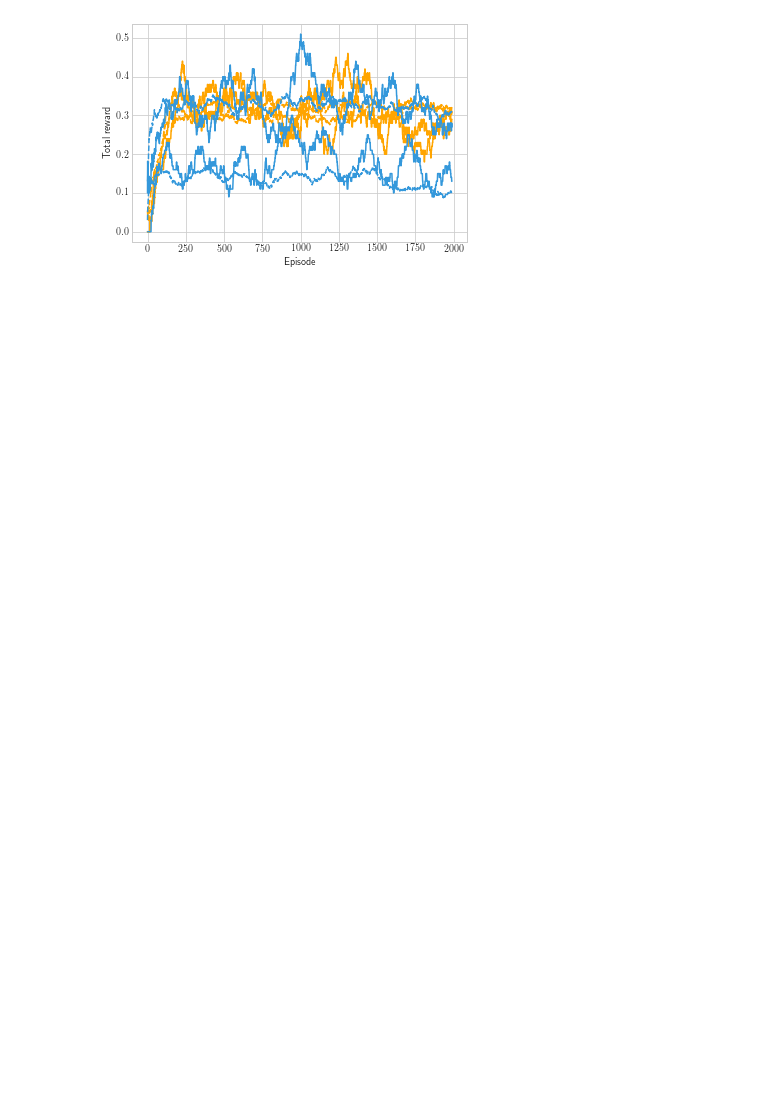
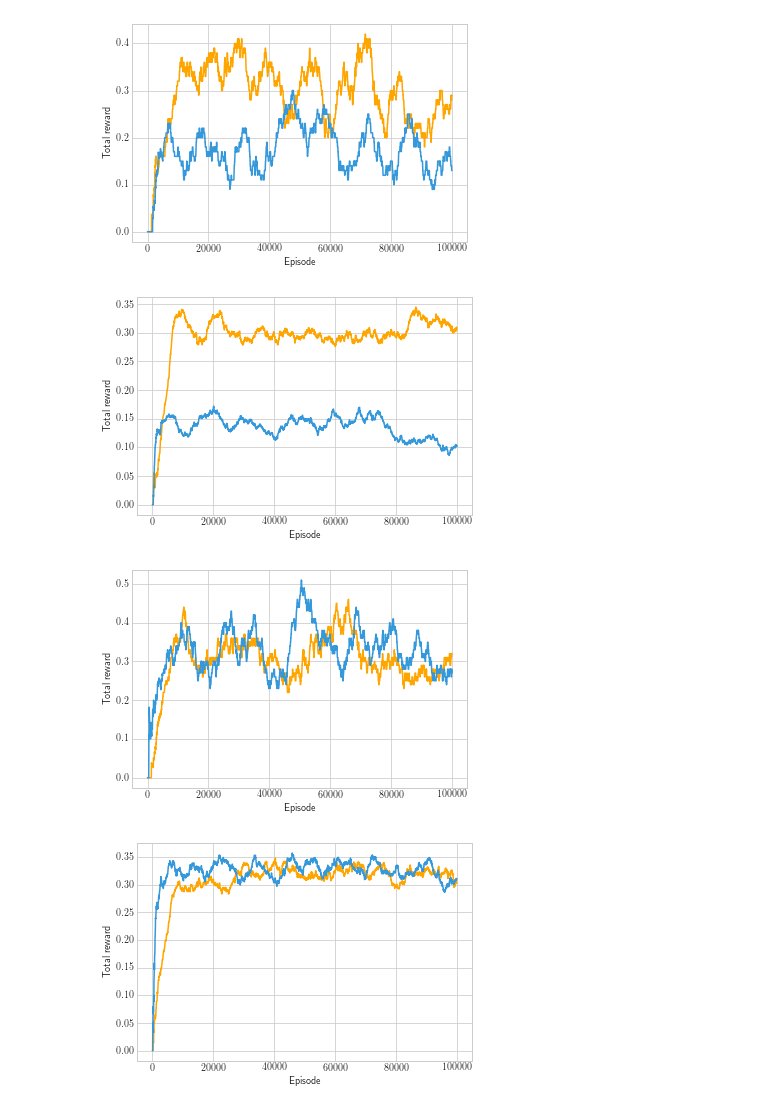
Before and after one commit to gmaher/distributed_rl, a Jupyter notebook: plot.ipynb, the cells around one changed output. Cells and saved outputs as stored; diff of their text form; code cells hidden in the pictures; blank space fills up the shorter version.

Commit message:
plotting

```diff
--- a/plot.ipynb
+++ b/plot.ipynb
@@ -108,9 +167,10 @@ def get_rewards(output_dirs):
     rewards = np.mean(np.array(rewards), axis=0)
     return rewards
 # %%
-for c in cases['frozen_lake']:
-    c['rewards'] = get_case(c['results directory'])
-    print(c['rewards'])
+for k in cases:
+    for c in cases[k]:
+        c['rewards'] = get_case(c['results directory'])
+        print(c['rewards'])
 # %% [output]
 ./results/eps_fl_standard_1/0
 2000
@@ -132,15 +192,26 @@ for c in cases['frozen_lake']:
-# %%
-plt.figure()
-
-for c in cases['frozen_lake']:
-    rewards_sma = sma(c['rewards'],100)
-
-    plt.plot(rewards_sma[10:], color=c['color'], linestyle=c['linestyle'])
-
-plt.xlabel("Episode")
-plt.ylabel("Total reward")
-plt.savefig("frozen_lake.pdf", dpi=500)
-plt.show()
-plt.close()
-# %% [output]
-[figure, removed]
+# %%
+for k in cases:
+    os.mkdir(k)
+    for i in range(0,len(cases[k]),2):
+        r1 = cases[k][i]['rewards']
+        r2 = cases[k][i+1]['rewards']
+
+        r1 = sma(r1,100)
+        r2 = sma(r2,100)
+
+        x = np.arange(0,len(r1))*config.WRITE_FREQUENCY
+
+        plt.figure()
+        plt.plot(x,r1, color=cases[k][i]['color'])
+        plt.plot(x,r2, color=cases[k][i+1]['color'])
+
+        plt.xlabel("Episode")
+        plt.ylabel("Total reward")
+        plt.savefig(k+"/{}.pdf".format(i), dpi=500)
+        plt.show()
+        plt.close()
+# %% [output]
+[figure, added]
+[figure, added]
+[figure, added]
+[figure, added]
```
Also changed, not shown: parts of 4 cells of this notebook.
